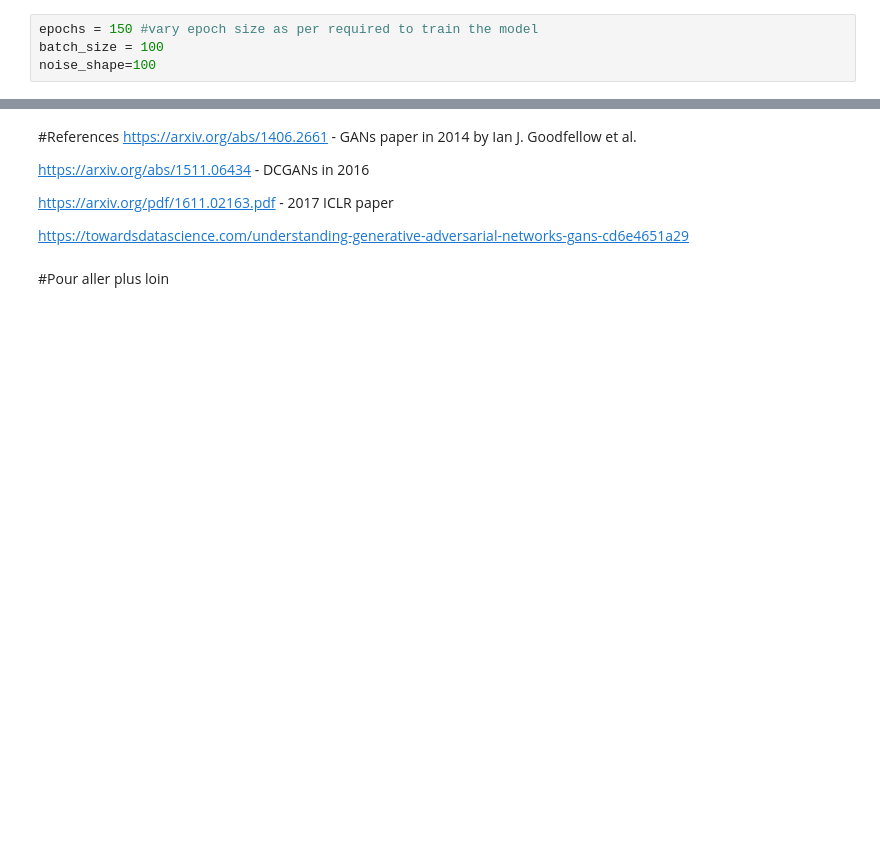
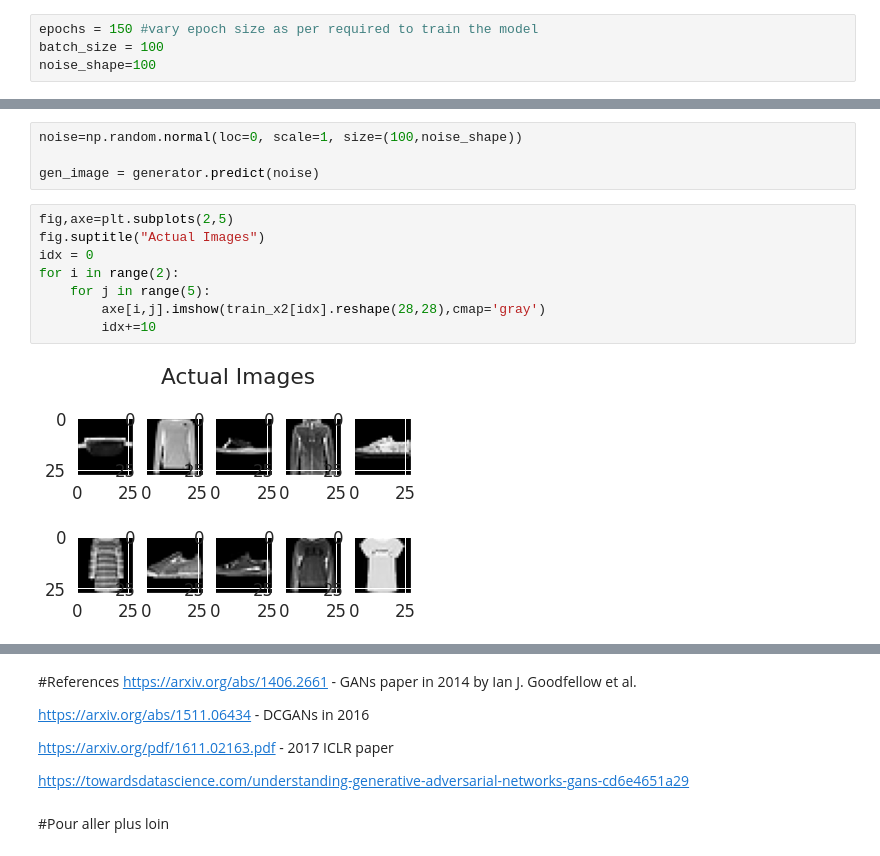
Before and after one commit to JosephGesnouin/Unsup_gener_nets, a Jupyter notebook: TP_modeles_génératifs.ipynb, the cells around one changed output, grey strips where cells are left out. Saved outputs shown, nothing was run; the diff lists cells and outputs as text; blank space fills up the shorter version.

```diff
--- a/TP_modeles_génératifs.ipynb
+++ b/TP_modeles_génératifs.ipynb
@@ -1153,0 +1173,14 @@ Currently on Epoch 17
+# %%
+noise=np.random.normal(loc=0, scale=1, size=(100,noise_shape))
+
+gen_image = generator.predict(noise)
+# %%
+fig,axe=plt.subplots(2,5)
+fig.suptitle("Actual Images")
+idx = 0
+for i in range(2):
+    for j in range(5):
+        axe[i,j].imshow(train_x2[idx].reshape(28,28),cmap='gray')
+        idx+=10
+# %% [output]
+[figure, added]
```
Also changed, not shown: parts of 5 cells of this notebook.
